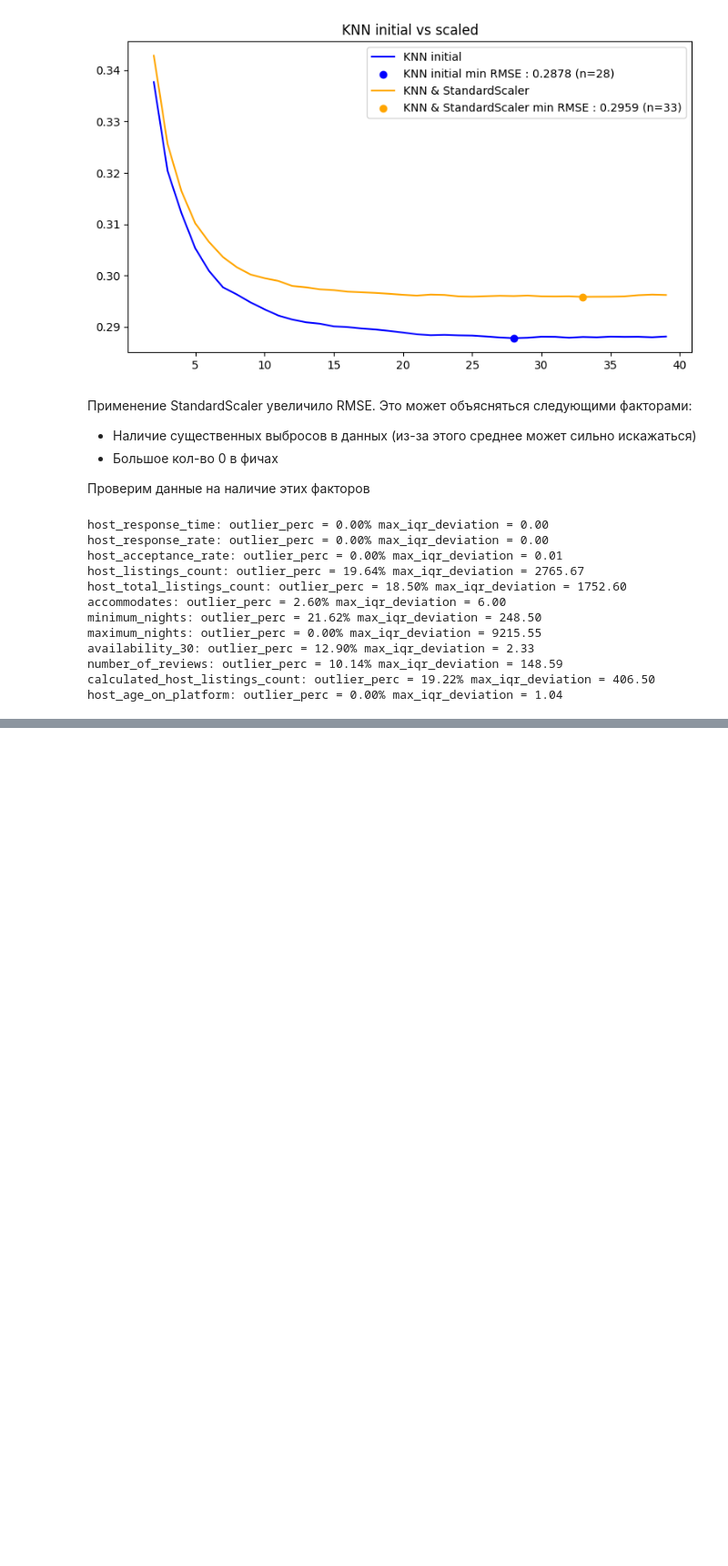
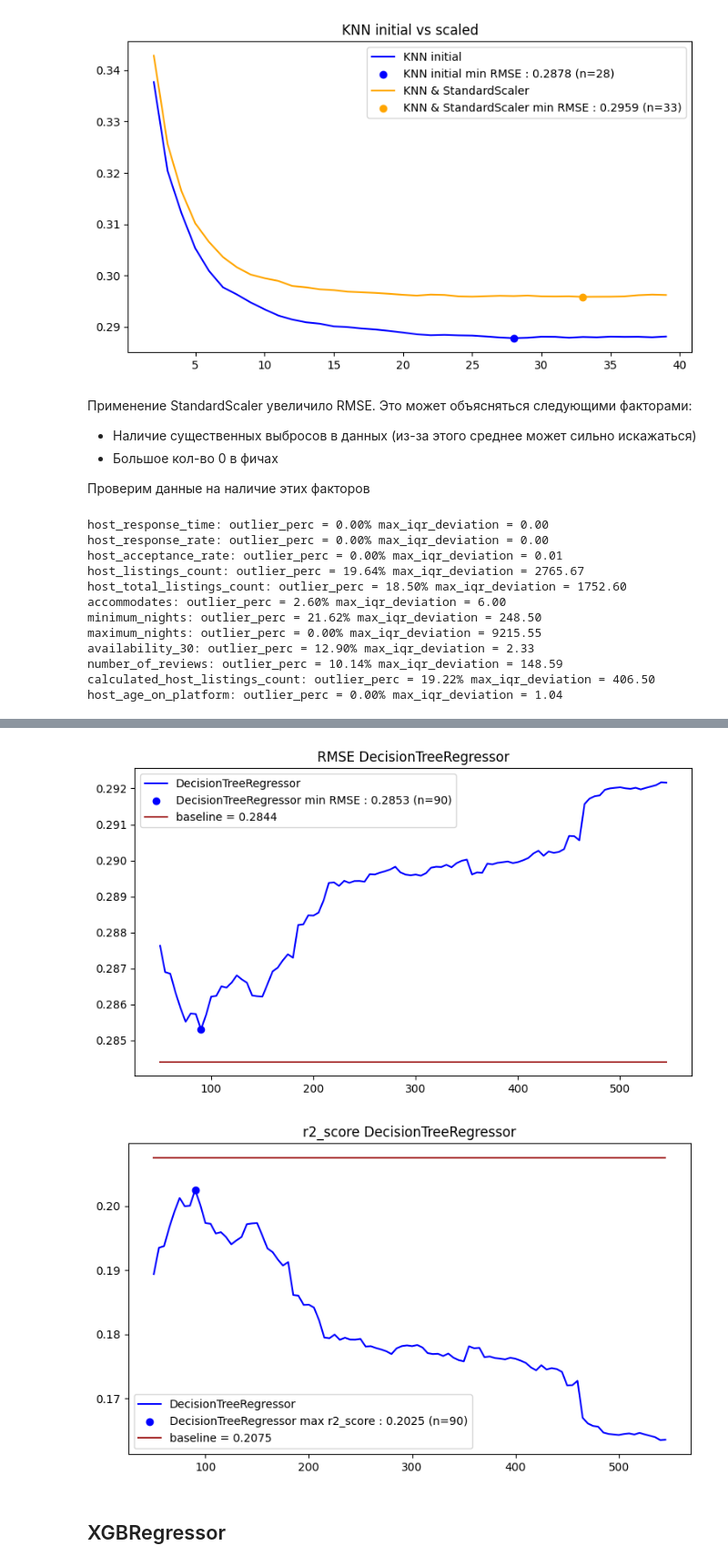
Before and after one commit to alrvtrv/airbnb_listing, a Jupyter notebook: regression.ipynb, the cells around one changed output, grey strips where cells are left out. Shown at 91% size. Drawn from its saved outputs; the diff is of its cells as text; code cells hidden in the pictures; blank space fills up the shorter version.

```diff
--- a/regression.ipynb
+++ b/regression.ipynb
@@ -343,12 +227,0 @@ for col in df4.select_dtypes(include=['int', 'float']).columns:
-# %%
-for col in df4.select_dtypes(include=['int', 'float']).columns:
-
-    # Считаем долю выбросов в признаке
-    outlier_perc = find_outlier(df4[col]).mean()
-
-    iqr = df4[col].quantile(0.75) - df4[col].quantile(0.25)
-
-    # Считаем на сколько IQR отклонилось максимальное значение от Q3
-    n_iqr = (df4[col].max() - df4[col].quantile(0.75)) / iqr
-
-    print(f'{col}: outlier_perc = {outlier_perc:.2%} max_iqr_deviation = {n_iqr:.2f}')
@@ -735,0 +434,48 @@ $$d = R \cdot c$$
+# %%
+# Делим данные на train и test
+X = df3.drop(columns=['availability_30'])
+y = df3['availability_30']
+
+X_train, X_test, y_train, y_test = train_test_split(X, y, test_size=0.2, random_state=42, stratify=y)
+# %%
+res = {
+    'n': [],
+    'rmse_test': [],
+    'r2_score': [],
+}
+
+for n in tqdm(range(50, 550, 5)):
+
+    tree_reg = DecisionTreeRegressor(min_samples_leaf=n)
+
+
+    tree_reg.fit(X_train, y_train)
+
+    y_test_pred = tree_reg.predict(X_test)
+
+    res['n'] += [n]
+    res['rmse_test'] += [root_mean_squared_error(y_true=y_test,y_pred=y_test_pred)]
+    res['r2_score'] += [r2_score(y_true=y_test,y_pred=y_test_pred)]
+
+dtr_df = pd.DataFrame(res)
+
+draw_metric2(
+    df_list=[dtr_df],
+    nm_list=['DecisionTreeRegressor'],
+    title_nm='RMSE DecisionTreeRegressor',
+    metric_col='rmse_test',
+    metric_nm='rmse'
+)
+
+draw_metric2(
+    df_list=[dtr_df],
+    nm_list=['DecisionTreeRegressor'],
+    title_nm='r2_score DecisionTreeRegressor',
+    metric_col='r2_score',
+    metric_nm='r2_score'
+)
+# %% [output]
+[figure, added]
+[figure, added]
+# %% [markdown]
+## XGBRegressor
```
Also changed, not shown: parts of 107 cells of this notebook, 4 other files.
